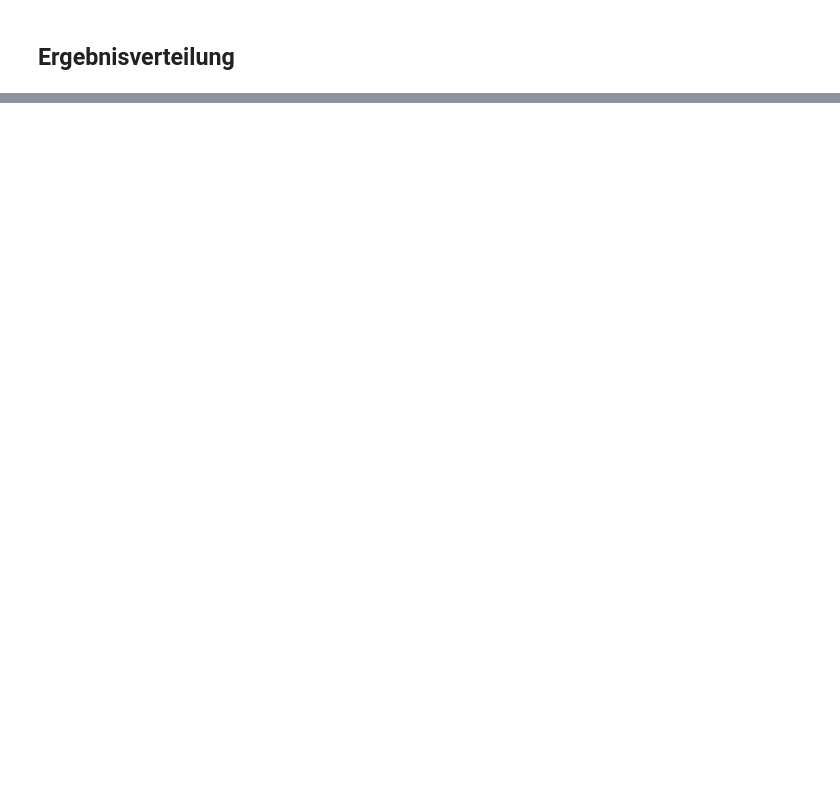
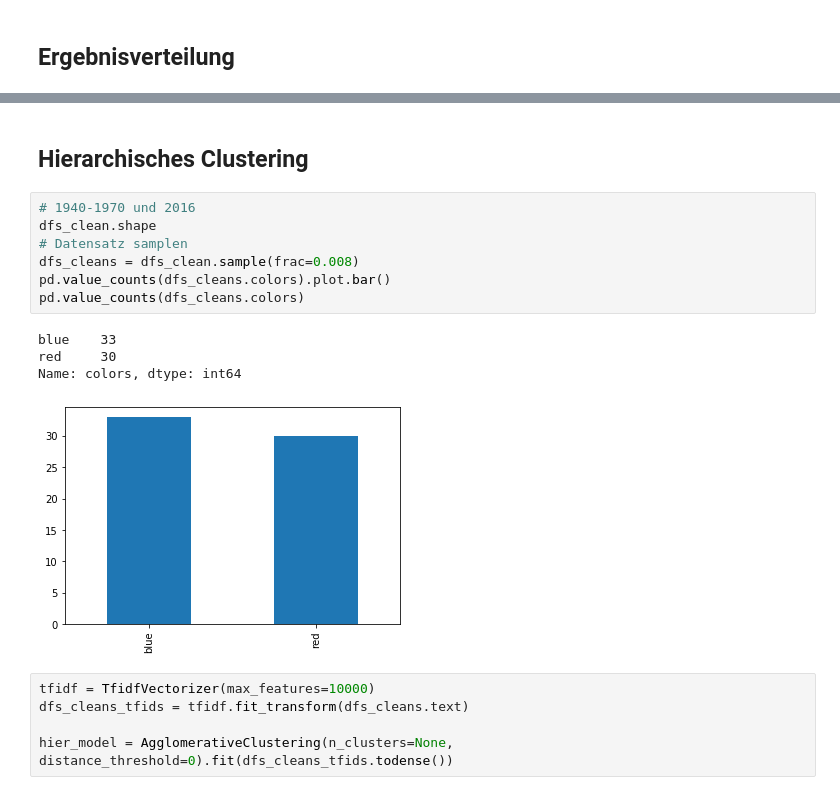
Before and after one commit to LennartKeller/SubtitleClustering, a Jupyter notebook: notebooks/Jan_Koe_ClusteringUberZeit-Copy1.ipynb, the cells around one changed output, grey strips where cells are left out. Cells and saved outputs as stored; diff of their text form; blank space fills up the shorter version.

```diff
--- a/notebooks/Jan_Koe_ClusteringUberZeit-Copy1.ipynb
+++ b/notebooks/Jan_Koe_ClusteringUberZeit-Copy1.ipynb
@@ -291,0 +409,19 @@ b1:  156 b0:  224 r1:  307 r0:  106
+# %% [markdown]
+## Hierarchisches Clustering
+# %%
+# 1940-1970 und 2016
+dfs_clean.shape
+# Datensatz samplen
+dfs_cleans = dfs_clean.sample(frac=0.008)
+pd.value_counts(dfs_cleans.colors).plot.bar()
+pd.value_counts(dfs_cleans.colors)
+# %% [output]
+blue    33
+red     30
+Name: colors, dtype: int64
+[figure, added]
+# %%
+tfidf = TfidfVectorizer(max_features=10000)
+dfs_cleans_tfids = tfidf.fit_transform(dfs_cleans.text)
+
+hier_model = AgglomerativeClustering(n_clusters=None, distance_threshold=0).fit(dfs_cleans_tfids.todense())
```
Also changed, not shown: parts of 28 cells of this notebook, 1 other file.
